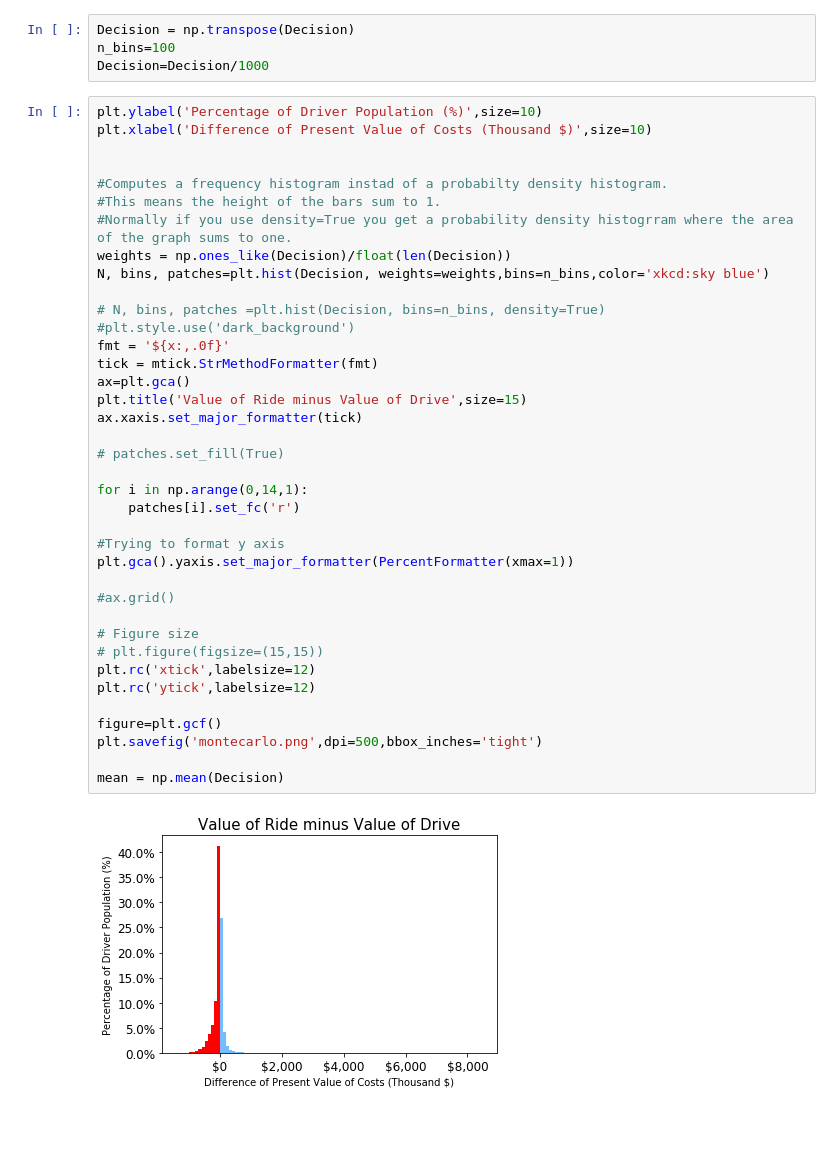
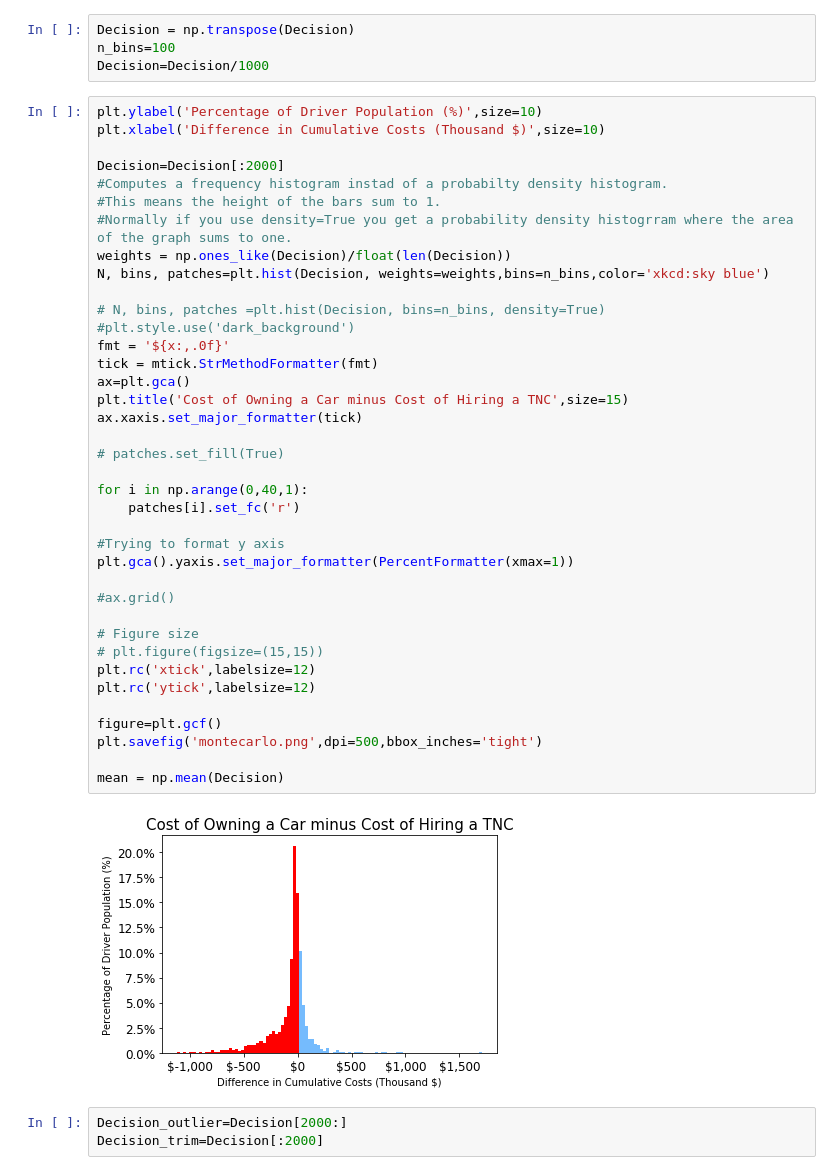
Before and after one commit to gordontsai/WEG-scripts, a Jupyter notebook: ubermodel_mc.ipynb, the cells around one changed output. Saved outputs shown, nothing was run; the diff lists cells and outputs as text; blank space fills up the shorter version.

```diff
--- a/ubermodel_mc.ipynb
+++ b/ubermodel_mc.ipynb
@@ -628,41 +629,44 @@ n_bins=100
 Decision=Decision/1000
 # %%
 plt.ylabel('Percentage of Driver Population (%)',size=10)
-plt.xlabel('Difference of Present Value of Costs (Thousand $)',size=10)
+plt.xlabel('Difference in Cumulative Costs (Thousand $)',size=10)
 
-
+Decision=Decision[:2000]
 #Computes a frequency histogram instad of a probabilty density histogram.
 #This means the height of the bars sum to 1.
 #Normally if you use density=True you get a probability density histogrram where the area of the graph sums to one.
 weights = np.ones_like(Decision)/float(len(Decision))
 N, bins, patches=plt.hist(Decision, weights=weights,bins=n_bins,color='xkcd:sky blue')
 
 # N, bins, patches =plt.hist(Decision, bins=n_bins, density=True)
 #plt.style.use('dark_background')
 fmt = '${x:,.0f}'
 tick = mtick.StrMethodFormatter(fmt)
 ax=plt.gca()
-plt.title('Value of Ride minus Value of Drive',size=15)
+plt.title('Cost of Owning a Car minus Cost of Hiring a TNC',size=15)
 ax.xaxis.set_major_formatter(tick)
 
 # patches.set_fill(True)
 
-for i in np.arange(0,14,1):
+for i in np.arange(0,40,1):
     patches[i].set_fc('r')
 
 #Trying to format y axis
 plt.gca().yaxis.set_major_formatter(PercentFormatter(xmax=1))
 
 #ax.grid()
 
 # Figure size
 # plt.figure(figsize=(15,15))
 plt.rc('xtick',labelsize=12)
 plt.rc('ytick',labelsize=12)
 
 figure=plt.gcf()
 plt.savefig('montecarlo.png',dpi=500,bbox_inches='tight')
 
 mean = np.mean(Decision)
 # %% [output]
-[figure, old version]
+[figure, new version]
+# %%
+Decision_outlier=Decision[2000:]
+Decision_trim=Decision[:2000]
```
Also changed, not shown: parts of 13 cells of this notebook, 2 other files.
